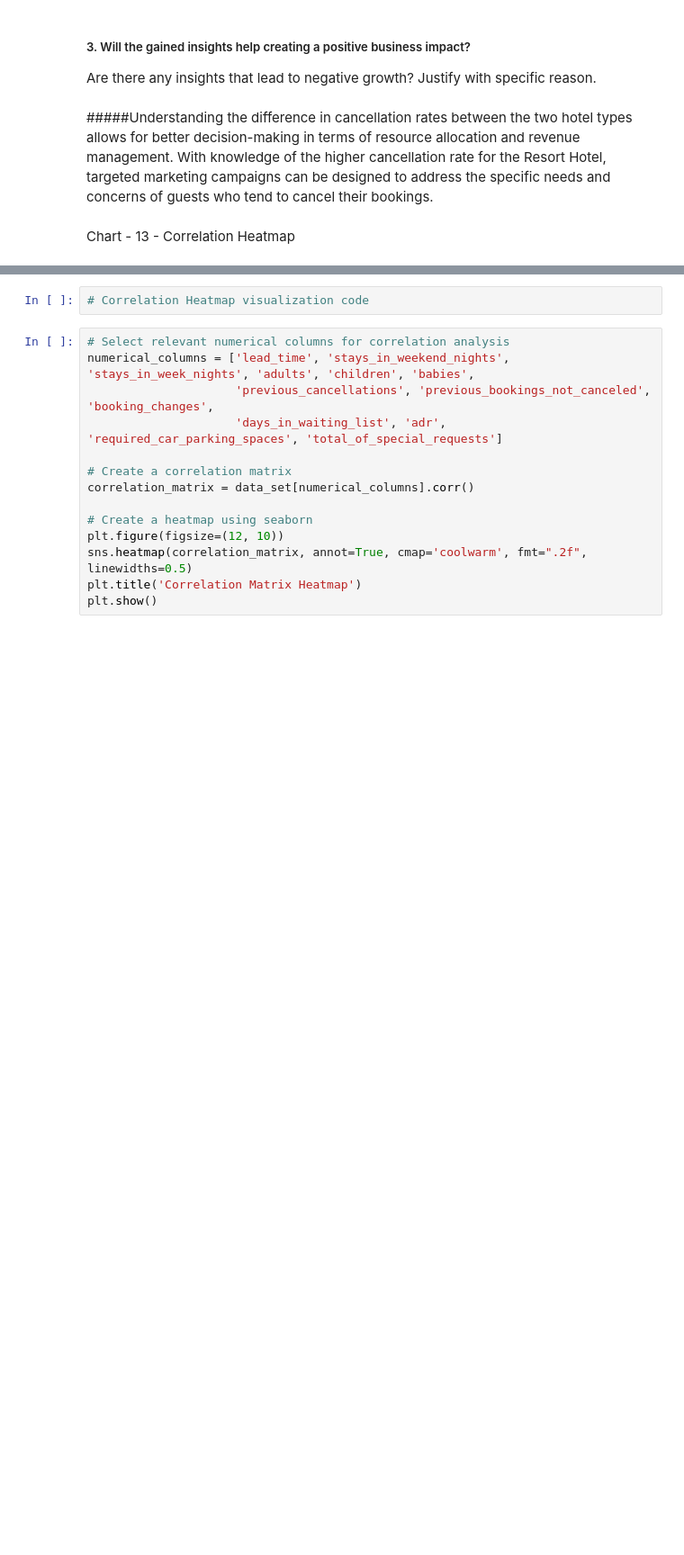
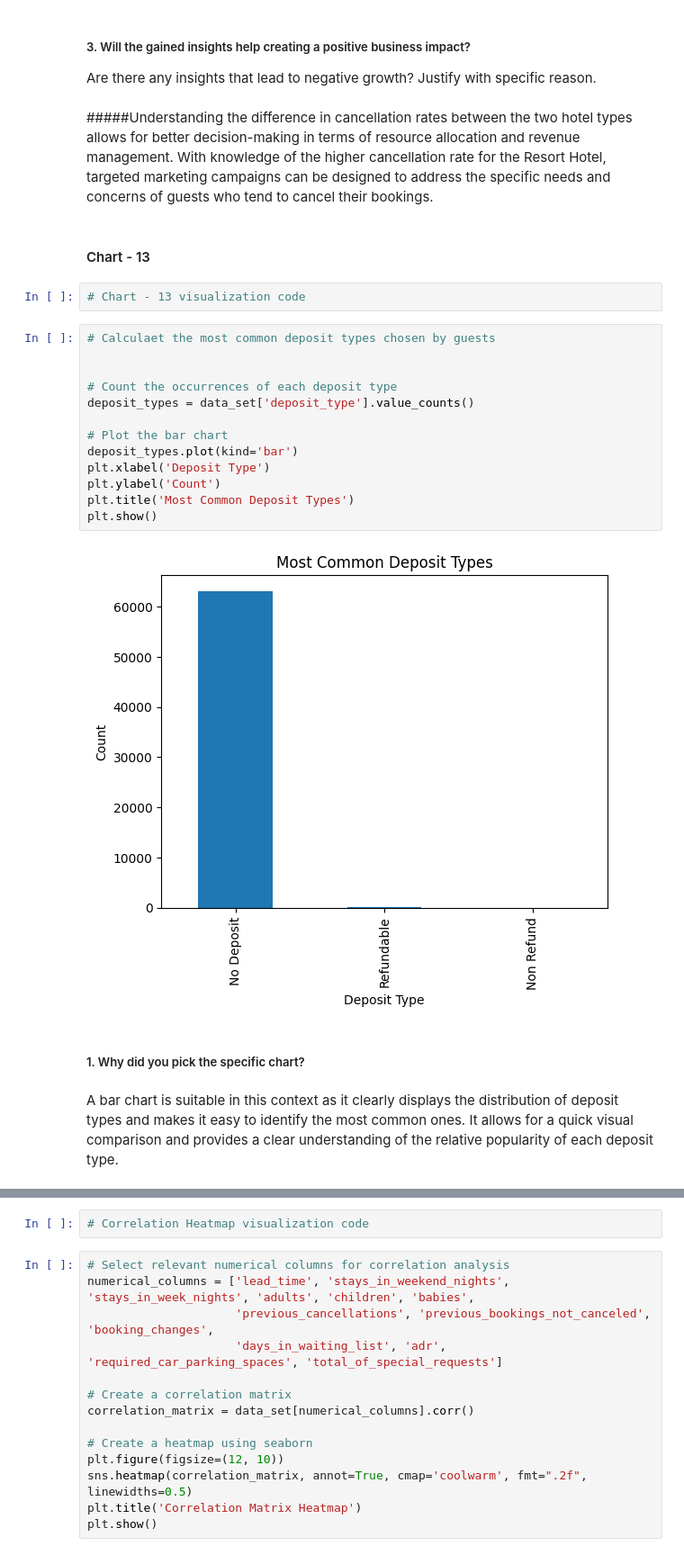
Before and after one commit to Sakshi1127/almabettercapstoneproject, a Jupyter notebook: EDA_Hotel_Booking_analysis.ipynb, the cells around one changed output, grey strips where cells are left out. Shown at 90% size. Cells and saved outputs as stored; diff of their text form; blank space fills up the shorter version.

```diff
--- a/EDA_Hotel_Booking_analysis.ipynb
+++ b/EDA_Hotel_Booking_analysis.ipynb
@@ -938,5 +938,26 @@ Are there any insights that lead to negative growth? Justify with specific reaso
 # %% [markdown]
 #####Understanding the difference in cancellation rates between the two hotel types allows for better decision-making in terms of resource allocation and revenue management.
 With knowledge of the higher cancellation rate for the Resort Hotel, targeted marketing campaigns can be designed to address the specific needs and concerns of guests who tend to cancel their bookings.
-# %% [markdown]
-Chart - 13 - Correlation Heatmap
+# %% [markdown]
+#### Chart - 13
+# %%
+# Chart - 13 visualization code
+# %%
+# Calculaet the most common deposit types chosen by guests
+
+
+# Count the occurrences of each deposit type
+deposit_types = data_set['deposit_type'].value_counts()
+
+# Plot the bar chart
+deposit_types.plot(kind='bar')
+plt.xlabel('Deposit Type')
+plt.ylabel('Count')
+plt.title('Most Common Deposit Types')
+plt.show()
+# %% [output]
+[figure, added]
+# %% [markdown]
+##### 1. Why did you pick the specific chart?
+# %% [markdown]
+A bar chart is suitable in this context as it clearly displays the distribution of deposit types and makes it easy to identify the most common ones. It allows for a quick visual comparison and provides a clear understanding of the relative popularity of each deposit type.
```
Also changed, not shown: parts of 18 cells of this notebook.
